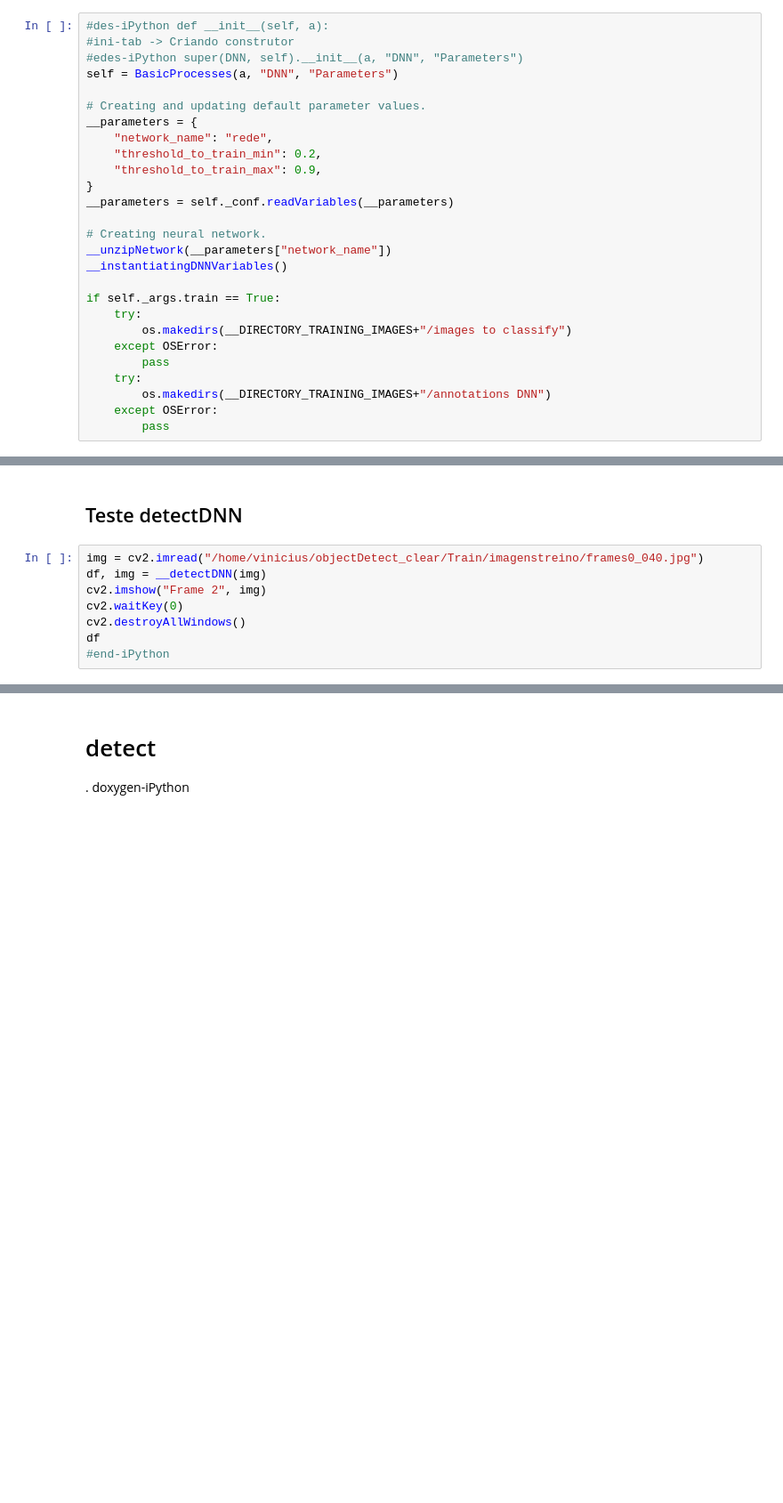
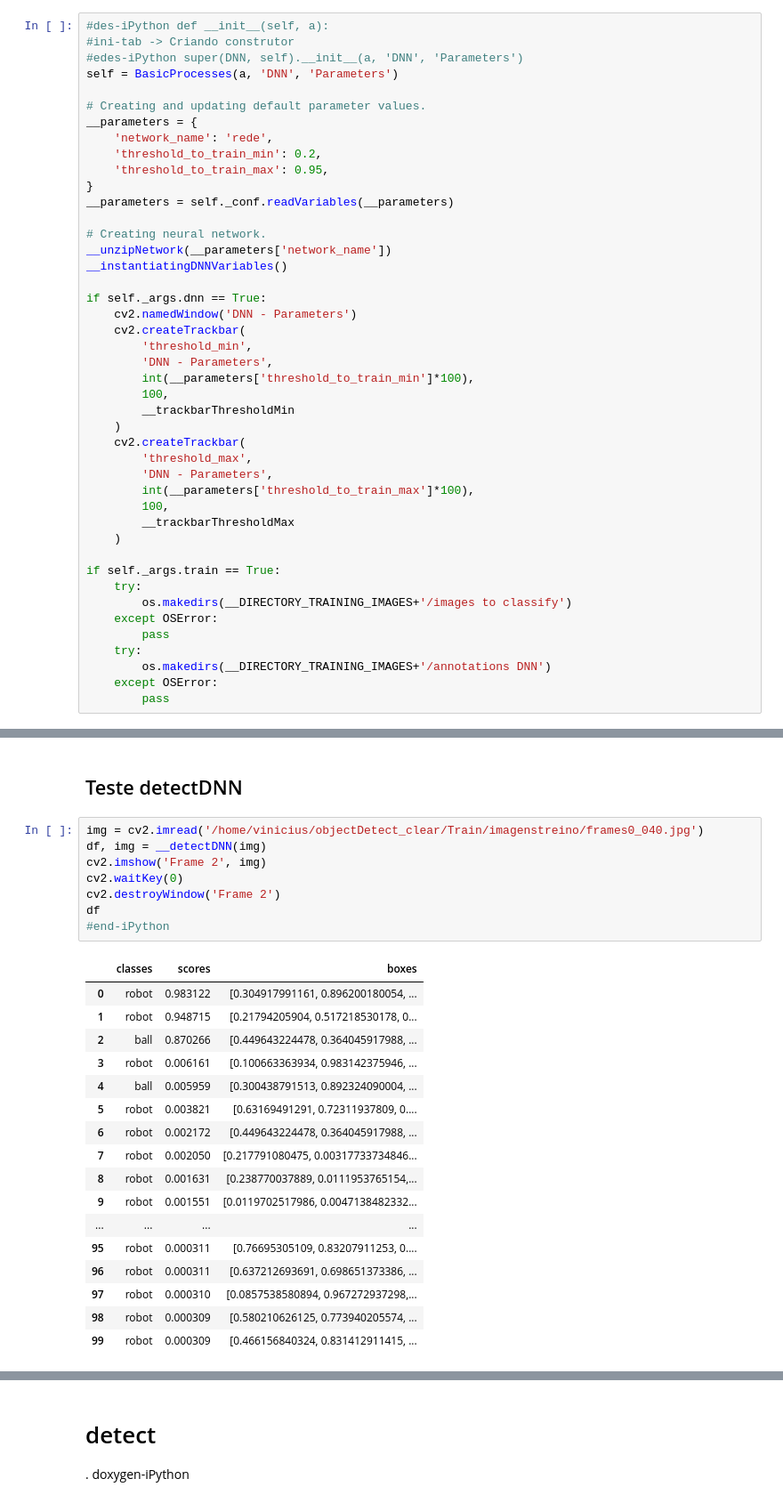
Before and after one commit to RoboFEI/RoboFEI-HT_2019, a Jupyter notebook: AI/Vision/Workbench/iPython/DNN.ipynb, the cells around one changed output, grey strips where cells are left out. Shown at 89% size. Saved outputs shown, nothing was run; the diff lists cells and outputs as text; blank space fills up the shorter version.

```diff
--- a/AI/Vision/Workbench/iPython/DNN.ipynb
+++ b/AI/Vision/Workbench/iPython/DNN.ipynb
@@ -225,27 +274,44 @@ doxygen-iPython
 # %%
 #des-iPython def __init__(self, a):
 #ini-tab -> Criando construtor
-#edes-iPython super(DNN, self).__init__(a, "DNN", "Parameters")
-self = BasicProcesses(a, "DNN", "Parameters")
+#edes-iPython super(DNN, self).__init__(a, 'DNN', 'Parameters')
+self = BasicProcesses(a, 'DNN', 'Parameters')
 
 # Creating and updating default parameter values.
 __parameters = {
-    "network_name": "rede",
-    "threshold_to_train_min": 0.2,
-    "threshold_to_train_max": 0.9,
+    'network_name': 'rede',
+    'threshold_to_train_min': 0.2,
+    'threshold_to_train_max': 0.95,
 }
 __parameters = self._conf.readVariables(__parameters)
 
 # Creating neural network.
-__unzipNetwork(__parameters["network_name"])
+__unzipNetwork(__parameters['network_name'])
 __instantiatingDNNVariables()
+
+if self._args.dnn == True:
+    cv2.namedWindow('DNN - Parameters')
+    cv2.createTrackbar(
+        'threshold_min',
+        'DNN - Parameters',
+        int(__parameters['threshold_to_train_min']*100),
+        100,
+        __trackbarThresholdMin
+    )
+    cv2.createTrackbar(
+        'threshold_max',
+        'DNN - Parameters',
+        int(__parameters['threshold_to_train_max']*100),
+        100,
+        __trackbarThresholdMax
+    )
 
 if self._args.train == True:
     try:
-        os.makedirs(__DIRECTORY_TRAINING_IMAGES+"/images to classify")
+        os.makedirs(__DIRECTORY_TRAINING_IMAGES+'/images to classify')
     except OSError:
         pass
     try:
-        os.makedirs(__DIRECTORY_TRAINING_IMAGES+"/annotations DNN")
+        os.makedirs(__DIRECTORY_TRAINING_IMAGES+'/annotations DNN')
     except OSError:
         pass
@@ -309,10 +395,28 @@ def __detectDNN(img):
 # %% [markdown]
 ## Teste detectDNN
 # %%
-img = cv2.imread("/home/vinicius/objectDetect_clear/Train/imagenstreino/frames0_040.jpg")
+img = cv2.imread('/home/vinicius/objectDetect_clear/Train/imagenstreino/frames0_040.jpg')
 df, img = __detectDNN(img)
-cv2.imshow("Frame 2", img)
+cv2.imshow('Frame 2', img)
 cv2.waitKey(0)
-cv2.destroyAllWindows()
+cv2.destroyWindow('Frame 2')
 df
 #end-iPython
+# %% [output]
+|  | classes | scores | boxes |
+| 0 | robot | 0.983122 | [0.304917991161, 0.896200180054, ... |
+| 1 | robot | 0.948715 | [0.21794205904, 0.517218530178, 0... |
+| 2 | ball | 0.870266 | [0.449643224478, 0.364045917988, ... |
+| 3 | robot | 0.006161 | [0.100663363934, 0.983142375946, ... |
+| 4 | ball | 0.005959 | [0.300438791513, 0.892324090004, ... |
+| 5 | robot | 0.003821 | [0.63169491291, 0.72311937809, 0.... |
+| 6 | robot | 0.002172 | [0.449643224478, 0.364045917988, ... |
+| 7 | robot | 0.002050 | [0.217791080475, 0.00317733734846... |
+| 8 | robot | 0.001631 | [0.238770037889, 0.0111953765154,... |
+| 9 | robot | 0.001551 | [0.0119702517986, 0.0047138482332... |
+| ... | ... | ... | ... |
+| 95 | robot | 0.000311 | [0.76695305109, 0.83207911253, 0.... |
+| 96 | robot | 0.000311 | [0.637212693691, 0.698651373386, ... |
+| 97 | robot | 0.000310 | [0.0857538580894, 0.967272937298,... |
+| 98 | robot | 0.000309 | [0.580210626125, 0.773940205574, ... |
+| 99 | robot | 0.000309 | [0.466156840324, 0.831412911415, ... |
```
Also changed, not shown: parts of 22 cells of this notebook, 12 other files.
